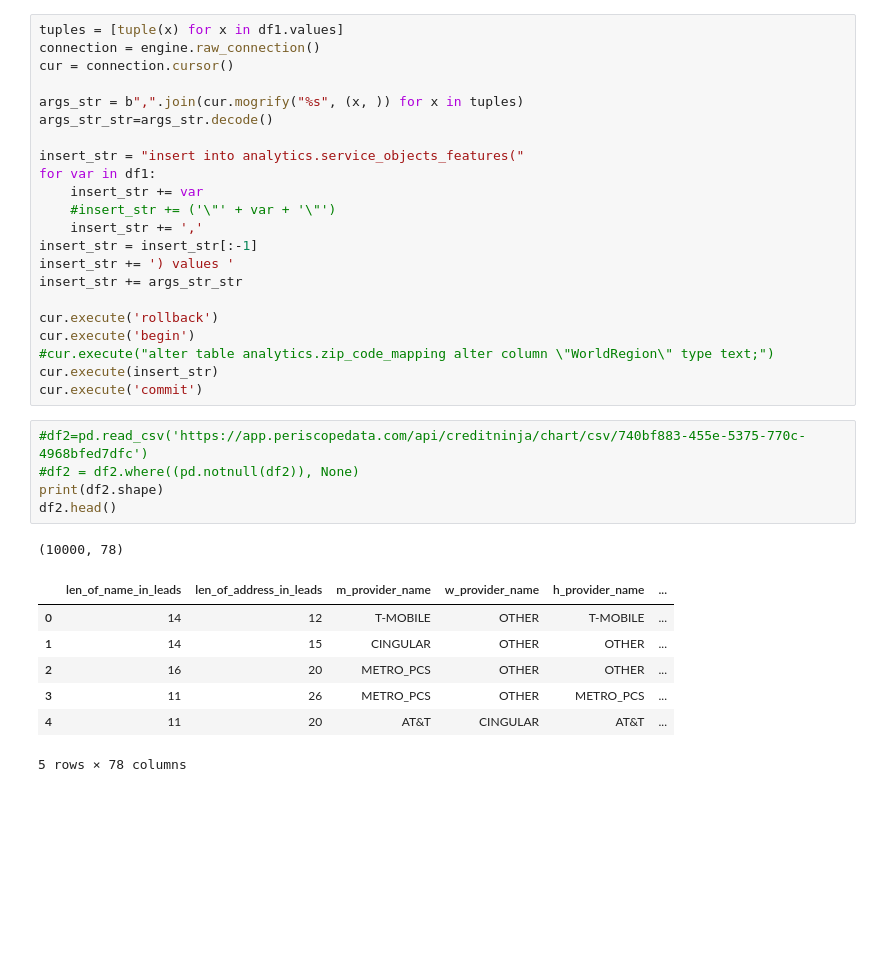
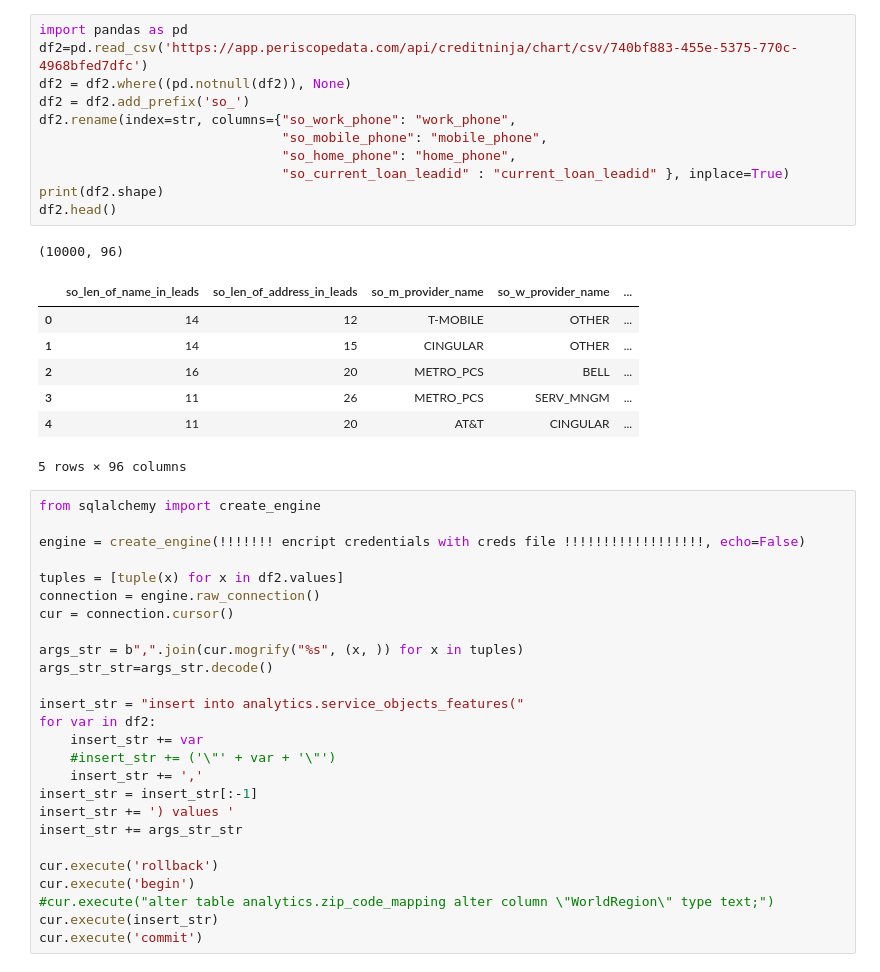
Before and after one commit to GenaYoffe/ServiceObjectsFeaturesKORules, a Jupyter notebook: Getting_Features_Objects_Features_Into_Redshift.ipynb, the cells around one changed output. Drawn from its saved outputs; the diff is of its cells as text; blank space fills up the shorter version.

```diff
--- a/Getting_Features_Objects_Features_Into_Redshift.ipynb
+++ b/Getting_Features_Objects_Features_Into_Redshift.ipynb
@@ -32,5 +73,29 @@ df1.head()
+# %%
+import pandas as pd
+df2=pd.read_csv('https://app.periscopedata.com/api/creditninja/chart/csv/740bf883-455e-5375-770c-4968bfed7dfc')
+df2 = df2.where((pd.notnull(df2)), None)
+df2 = df2.add_prefix('so_')
+df2.rename(index=str, columns={"so_work_phone": "work_phone",
+                               "so_mobile_phone": "mobile_phone",
+                               "so_home_phone": "home_phone",
+                               "so_current_loan_leadid" : "current_loan_leadid" }, inplace=True)
+print(df2.shape)
+df2.head()
+# %% [output]
+(10000, 96)
+|  | so_len_of_name_in_leads | so_len_of_address_in_leads | so_m_provider_name | so_w_provider_name | ... |
+| 0 | 14 | 12 | T-MOBILE | OTHER | ... |
+| 1 | 14 | 15 | CINGULAR | OTHER | ... |
+| 2 | 16 | 20 | METRO_PCS | BELL | ... |
+| 3 | 11 | 26 | METRO_PCS | SERV_MNGM | ... |
+| 4 | 11 | 20 | AT&T | CINGULAR | ... |
+5 rows × 96 columns
 # %%
-tuples = [tuple(x) for x in df1.values]
+from sqlalchemy import create_engine
+
+engine = create_engine(!!!!!!! encript credentials with creds file !!!!!!!!!!!!!!!!!!, echo=False)
+
+tuples = [tuple(x) for x in df2.values]
 connection = engine.raw_connection()
 cur = connection.cursor()
 
@@ -38,7 +103,7 @@ args_str = b",".join(cur.mogrify("%s", (x, )) for x in tuples)
 args_str_str=args_str.decode()
 
 insert_str = "insert into analytics.service_objects_features("
-for var in df1:
+for var in df2:
     insert_str += var
     #insert_str += ('\"' + var + '\"')
     insert_str += ','
@@ -51,17 +116,3 @@ cur.execute('begin')
 #cur.execute("alter table analytics.zip_code_mapping alter column \"WorldRegion\" type text;")
 cur.execute(insert_str)
 cur.execute('commit')
-# %%
-#df2=pd.read_csv('https://app.periscopedata.com/api/creditninja/chart/csv/740bf883-455e-5375-770c-4968bfed7dfc')
-#df2 = df2.where((pd.notnull(df2)), None)
-print(df2.shape)
-df2.head()
-# %% [output]
-(10000, 78)
-|  | len_of_name_in_leads | len_of_address_in_leads | m_provider_name | w_provider_name | h_provider_name | ... |
-| 0 | 14 | 12 | T-MOBILE | OTHER | T-MOBILE | ... |
-| 1 | 14 | 15 | CINGULAR | OTHER | OTHER | ... |
-| 2 | 16 | 20 | METRO_PCS | OTHER | OTHER | ... |
-| 3 | 11 | 26 | METRO_PCS | OTHER | METRO_PCS | ... |
-| 4 | 11 | 20 | AT&T | CINGULAR | AT&T | ... |
-5 rows × 78 columns
```
Also changed, not shown: parts of 15 cells of this notebook.
